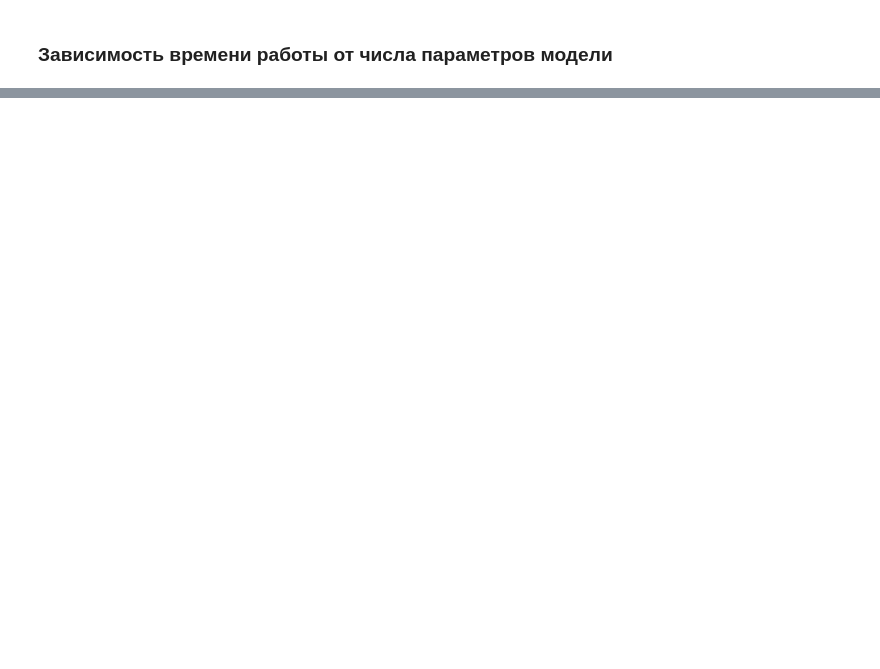
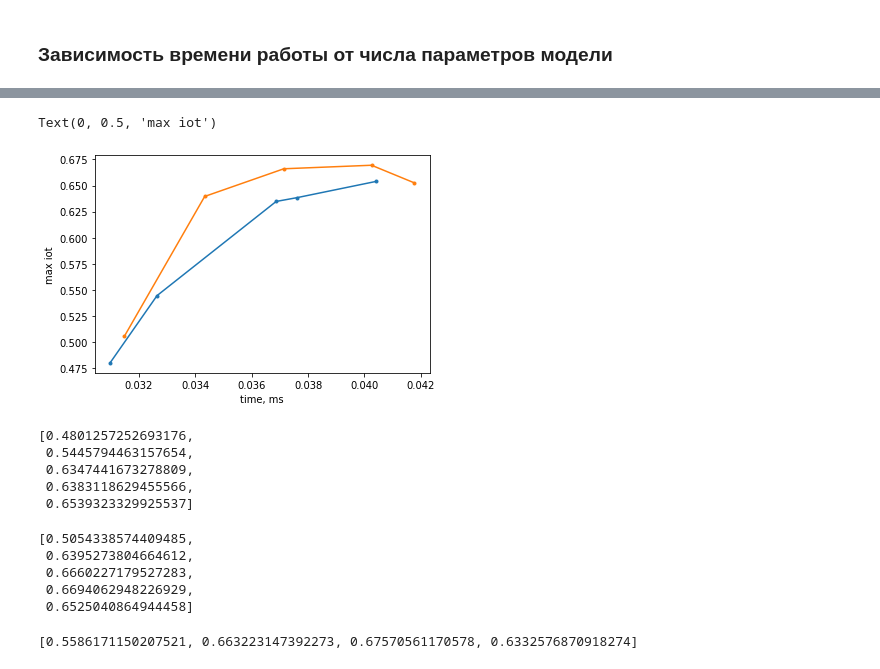
Before and after one commit to RobertVoropaev/InteriorRecognitionSystem, a Jupyter notebook: 5.Metrics.ipynb, the cells around one changed output, grey strips where cells are left out. Drawn from its saved outputs; the diff is of its cells as text; code cells hidden in the pictures; blank space fills up the shorter version.

```diff
--- a/5.Metrics.ipynb
+++ b/5.Metrics.ipynb
@@ -112,0 +137,18 @@ param
+# %%
+unet_512_1_max = unet_512_1.val_jaccard_coef.max()
+unet_512_2_max = unet_512_2.val_jaccard_coef.max()
+unet_512_3_max = unet_512_3.val_jaccard_coef.max()
+unet_512_4_max = unet_512_4.val_jaccard_coef.max()
+unet_512_5_max = unet_512_5.val_jaccard_coef.max()
+
+unet_1024_1_max = unet_1024_1.val_jaccard_coef.max()
+unet_1024_2_max = unet_1024_2.val_jaccard_coef.max()
+unet_1024_3_max = unet_1024_3.val_jaccard_coef.max()
+unet_1024_4_max = unet_1024_4.val_jaccard_coef.max()
+unet_1024_5_max = unet_1024_5.val_jaccard_coef.max()
+
+unet_2048_1_max = unet_2048_1.val_jaccard_coef.max()
+unet_2048_2_max = unet_2048_2.val_jaccard_coef.max()
+unet_2048_3_max = unet_2048_3.val_jaccard_coef.max()
+unet_2048_4_max = unet_2048_4.val_jaccard_coef.max()
+unet_2048_5_max = unet_2048_5.val_jaccard_coef.max()
@@ -112,0 +184,29 @@ param
+# %%
+plt.plot(time_512, max_iot_512, ".-")
+plt.plot(time_1024, max_iot_1024, ".-")
+#plt.plot(time_2048, max_iot_2048, ".-")
+plt.xlabel("time, ms")
+plt.ylabel("max iot")
+# %% [output]
+Text(0, 0.5, 'max iot')
+[figure, added]
+# %%
+max_iot_512
+# %% [output]
+[0.4801257252693176,
+ 0.5445794463157654,
+ 0.6347441673278809,
+ 0.6383118629455566,
+ 0.6539323329925537]
+# %%
+max_iot_1024
+# %% [output]
+[0.5054338574409485,
+ 0.6395273804664612,
+ 0.6660227179527283,
+ 0.6694062948226929,
+ 0.6525040864944458]
+# %%
+max_iot_2048
+# %% [output]
+[0.5586171150207521, 0.663223147392273, 0.67570561170578, 0.6332576870918274]
```
Also changed, not shown: parts of 18 cells of this notebook, 2 other files.
